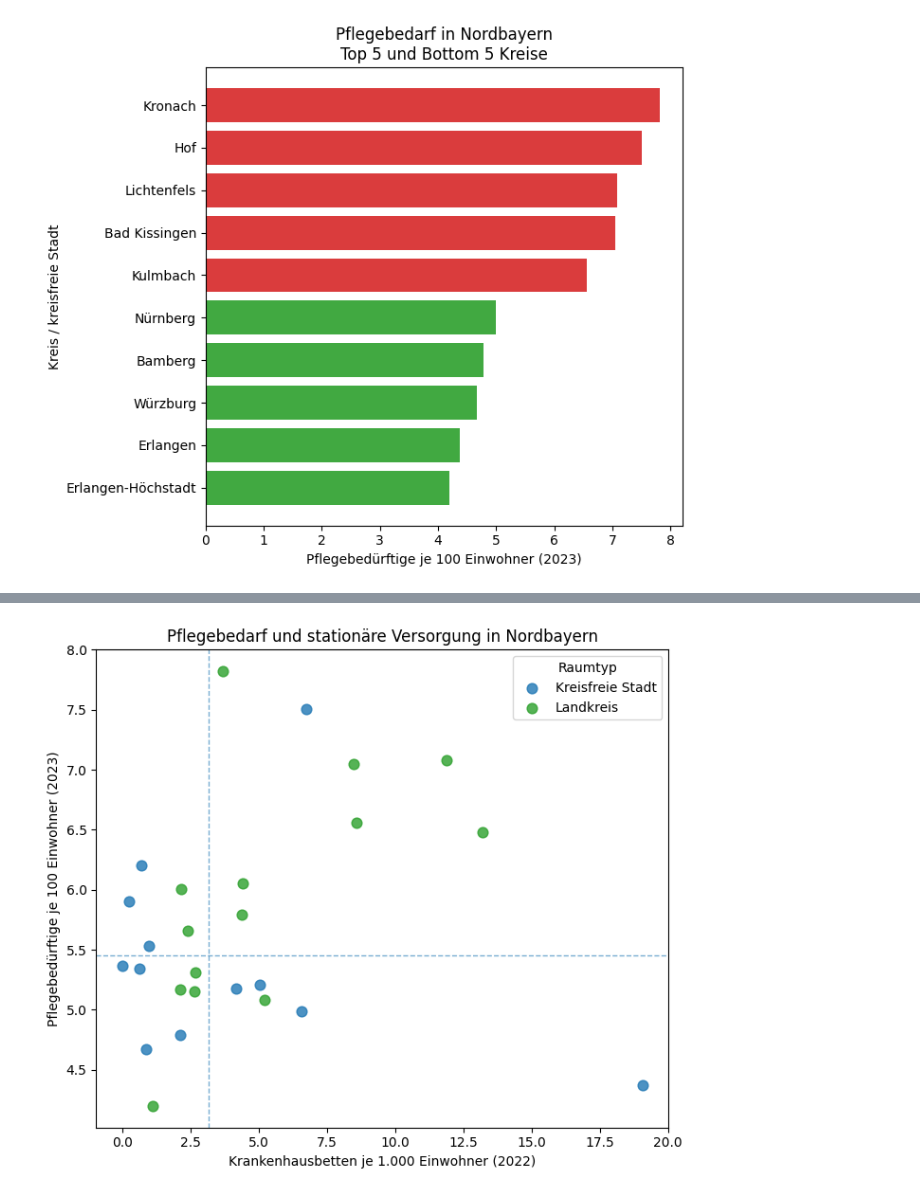
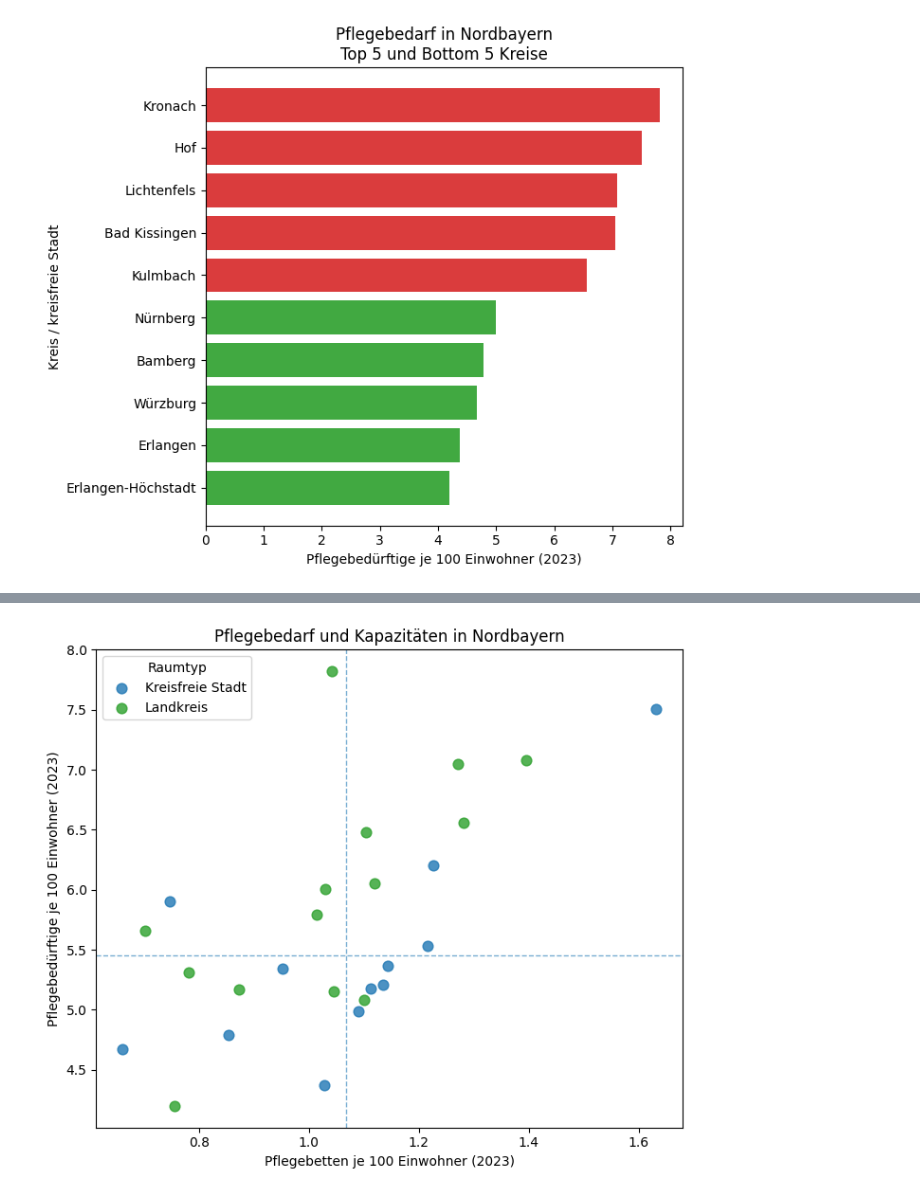
Before and after one commit to NLaubner/datenvisualisierung, a Jupyter notebook: notebooks/notebook.ipynb, the cells around one changed output, grey strips where cells are left out. Drawn from its saved outputs; the diff is of its cells as text; code cells hidden in the pictures.

```diff
--- a/notebooks/notebook.ipynb
+++ b/notebooks/notebook.ipynb
@@ -178,20 +178,22 @@ plt.show()
 # %% [output]
 [figure]
 # %%
-#Krankenhausbetten einlesen
+#Pflegebetten einlesen
 
-df_beds_raw = pd.read_excel("../data/krankenhausbetten.xls")
+df_beds_raw = pd.read_excel("../data/Pflegebetten.xls")
 df_beds_raw.head()
 df_beds_raw.columns
 
 df_beds = df_beds_raw.rename(columns={
     "Raumeinheit": "Kreis",
-    df_beds_raw.columns[-1]: "Krankenhausbetten_je_1000"
+    df_beds_raw.columns[-1]: "Pflegebetten_je_10000"
 })
+
+df_beds["Pflegebetten_je_100"] = df_beds["Pflegebetten_je_10000"] / 100
 
 df_beds["Kreis_clean"] = df_beds["Kreis"].apply(normalize_kreis)
 
-df_beds[["Kreis", "Kreis_clean", "Krankenhausbetten_je_1000"]].head()
+df_beds[["Kreis", "Kreis_clean", "Pflegebetten_je_100"]].head()
 
 df_beds_nb = df_beds[df_beds["Kreis"].isin(nordbayern_kreise)].copy()
 df_beds_nb.shape
@@ -200,5 +202,5 @@ df_beds_nb["Raumtyp"] = df_beds_nb["Kreis"].apply(
     lambda x: "Kreisfreie Stadt" if x in kreisfreie_staedte_nb else "Landkreis"
 )
 
-df_beds_nb[["Kreis", "Kreis_clean", "Raumtyp", "Krankenhausbetten_je_1000"]].head()
+df_beds_nb[["Kreis", "Kreis_clean", "Raumtyp", "Pflegebetten_je_100"]].head()
 # %% [output]
@@ -212,8 +215,8 @@ WARNING *** OLE2 inconsistency: SSCS size is 0 but SSAT size is non-zero
 # %%
-# Scatterplot Pflegebedürftige/Krankenhausbetten erstellen
+# Scatterplot Pflegebedürftige/Pflegebetten erstellen
 df_scatter = pd.merge(
     df_care_nb[["Kreis_clean", "Pflegebeduerftige_je_100", "Raumtyp"]],
-    df_beds_nb[["Kreis_clean", "Krankenhausbetten_je_1000"]],
+    df_beds_nb[["Kreis_clean", "Pflegebetten_je_100"]],
     on="Kreis_clean",
     how="inner"
 )
@@ -225,35 +228,35 @@ for rt, color in zip(
     ["#1f77b4", "#2ca02c"]
 ):
     subset = df_scatter[df_scatter["Raumtyp"] == rt]
     plt.scatter(
-        subset["Krankenhausbetten_je_1000"],
+        subset["Pflegebetten_je_100"],
         subset["Pflegebeduerftige_je_100"],
         label=rt,
         color=color,
         alpha=0.8,
         s=60
     )
 
 plt.axhline(
     df_scatter["Pflegebeduerftige_je_100"].median(),
     linestyle="--",
     linewidth=1,
     alpha=0.6
 )
 
 plt.axvline(
-    df_scatter["Krankenhausbetten_je_1000"].median(),
+    df_scatter["Pflegebetten_je_100"].median(),
     linestyle="--",
     linewidth=1,
     alpha=0.6
 )
 
-plt.xlabel("Krankenhausbetten je 1.000 Einwohner (2022)")
+plt.xlabel("Pflegebetten je 100 Einwohner (2023)")
 plt.ylabel("Pflegebedürftige je 100 Einwohner (2023)")
-plt.title("Pflegebedarf und stationäre Versorgung in Nordbayern")
+plt.title("Pflegebedarf und Kapazitäten in Nordbayern")
 
 plt.legend(title="Raumtyp")
 plt.tight_layout()
 plt.show()
 # %% [output]
-[figure, old version]
+[figure, new version]
```
Also changed, not shown: parts of 1 cell of this notebook, 4 other files.
